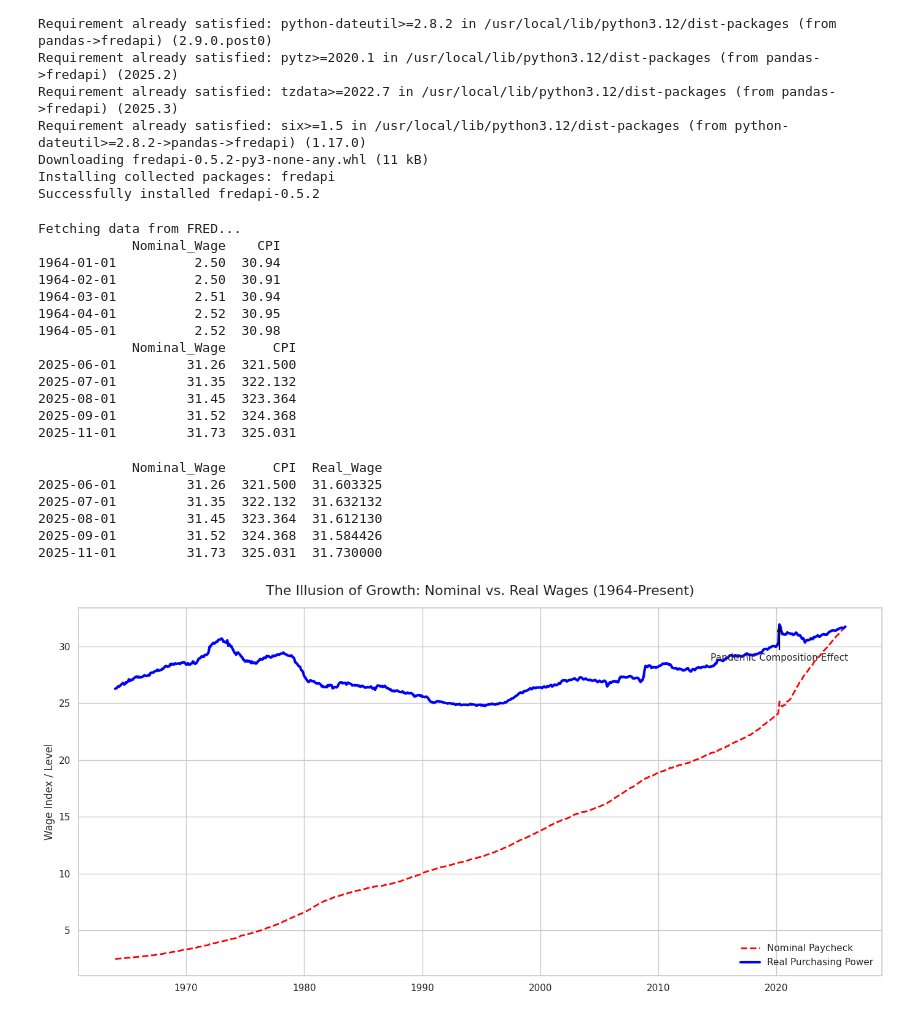
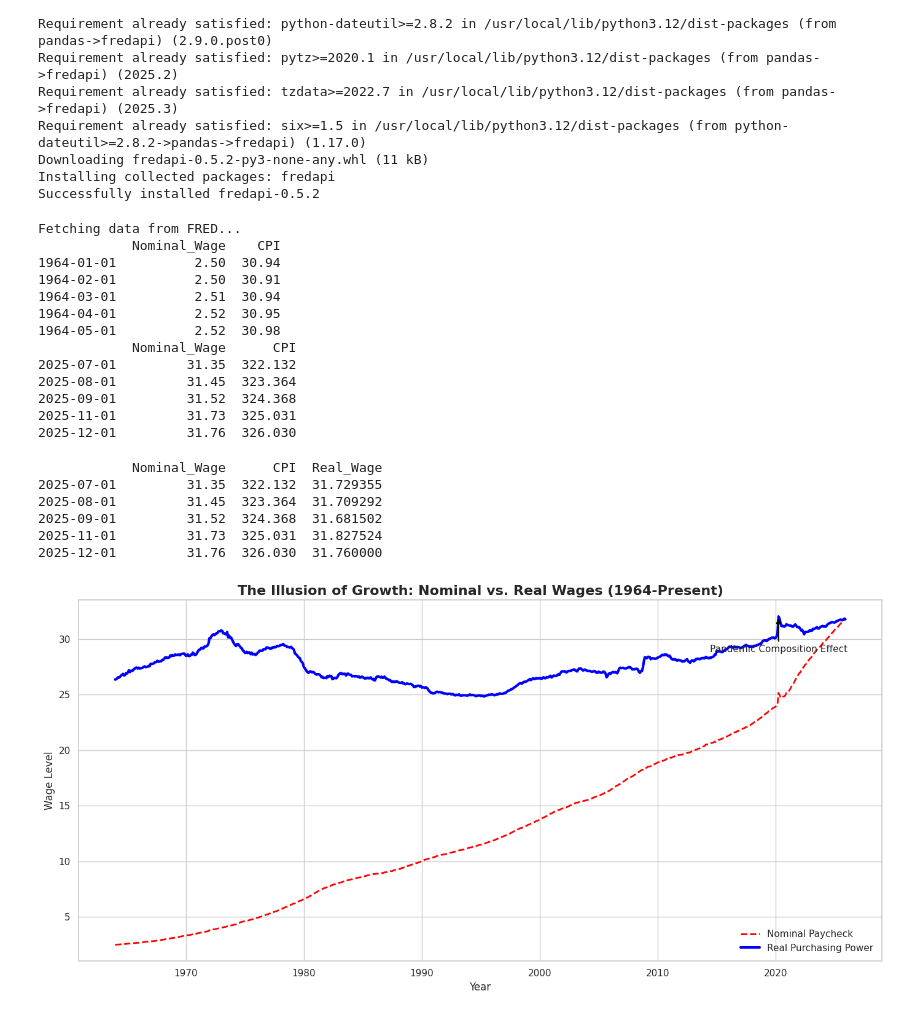
Before and after one commit to mke27/ECON3916-Statistical-Machine-Learning, a Jupyter notebook: Class 2/Lab_2_Deflating_History_with_FRED.ipynb, the cells around one changed output. Saved outputs shown, nothing was run; the diff lists cells and outputs as text; code cells hidden in the pictures.

```diff
--- a/Class 2/Lab_2_Deflating_History_with_FRED.ipynb
+++ b/Class 2/Lab_2_Deflating_History_with_FRED.ipynb
@@ -22,7 +22,7 @@ import seaborn as sns
 
 # Authenticate
 # Replace the string below with YOUR unique API key from fred.stlouisfed.org
-fred = Fred(api_key='')
+fred = Fred(api_key='0eba565a824bdebb577d281b8530189a')
 # %%
 # 1. Fetch the data series
 print("Fetching data from FRED...")
@@ -47,11 +47,11 @@ Fetching data from FRED...
 1964-04-01          2.52  30.95
 1964-05-01          2.52  30.98
             Nominal_Wage      CPI
-2025-06-01         31.26  321.500
 2025-07-01         31.35  322.132
 2025-08-01         31.45  323.364
 2025-09-01         31.52  324.368
 2025-11-01         31.73  325.031
+2025-12-01         31.76  326.030
 # %%
 def get_real_wage(nominal_col, cpi_col):
     """
@@ -75,65 +75,72 @@ df['Real_Wage'] = get_real_wage(df['Nominal_Wage'], df['CPI'])
 print(df.tail())
 # %% [output]
             Nominal_Wage      CPI  Real_Wage
-2025-06-01         31.26  321.500  31.603325
-2025-07-01         31.35  322.132  31.632132
-2025-08-01         31.45  323.364  31.612130
-2025-09-01         31.52  324.368  31.584426
-2025-11-01         31.73  325.031  31.730000
+2025-07-01         31.35  322.132  31.729355
+2025-08-01         31.45  323.364  31.709292
+2025-09-01         31.52  324.368  31.681502
+2025-11-01         31.73  325.031  31.827524
+2025-12-01         31.76  326.030  31.760000
 # %%
-# Style and figure setup
+# Style
 sns.set_theme(style="whitegrid")
+
+# Create figure
 fig, ax = plt.subplots(figsize=(14, 7))
 
-# Plot the time series
+# Plot lines
 ax.plot(
     df.index,
     df["Nominal_Wage"],
     linestyle="--",
     color="red",
     linewidth=2,
-    label="Nominal Paycheck",
+    label="Nominal Paycheck"
 )
 
 ax.plot(
     df.index,
     df["Real_Wage"],
     color="blue",
     linewidth=3,
-    label="Real Purchasing Power",
+    label="Real Purchasing Power"
 )
 
-# Title and legend
+# Title and labels
 ax.set_title(
     "The Illusion of Growth: Nominal vs. Real Wages (1964-Present)",
     fontsize=16,
-    pad=15,
+    weight="bold"
 )
+ax.set_xlabel("Year")
+ax.set_ylabel("Wage Level")
+
+# Identify 2020 spike in Real Wages
+real_2020 = df.loc["2020", "Real_Wage"]
+peak_date_2020 = real_2020.idxmax()
+peak_value_2020 = real_2020.max()
+
+# Annotation
+ax.annotate(
+    "Pandemic Composition Effect",
+    xy=(peak_date_2020, peak_value_2020),
+    xytext=(peak_date_2020, peak_value_2020 * 0.9),
+    arrowprops=dict(
+        arrowstyle="->",
+        color="black",
+        linewidth=1.5
+    ),
+    fontsize=11,
+    ha="center"
+)
+
+# Legend
 ax.legend(frameon=False)
 
-# --- Annotation for the 2020 spike in Real Wages ---
-# Find the peak in Real_Wage during 2020
-real_2020 = df.loc["2020", "Real_Wage"]
-peak_date = real_2020.idxmax()
-peak_value = real_2020.max()
-
-ax.annotate(
-    "Pandemic Composition Effect",
-    xy=(peak_date, peak_value),
-    xytext=(peak_date, peak_value * 0.9),
-    arrowprops=dict(arrowstyle="->", color="black", lw=1.5),
-    fontsize=11,
-    ha="center",
-)
-
-# Clean up axes
-ax.set_xlabel("")
-ax.set_ylabel("Wage Index / Level")
-
+# Layout
 plt.tight_layout()
 plt.show()
 # %% [output]
-[figure, old version]
+[figure, new version]
 # %%
 # Create figure
 fig, ax = plt.subplots(figsize=(14, 7))
```
Also changed, not shown: parts of 3 cells of this notebook.
